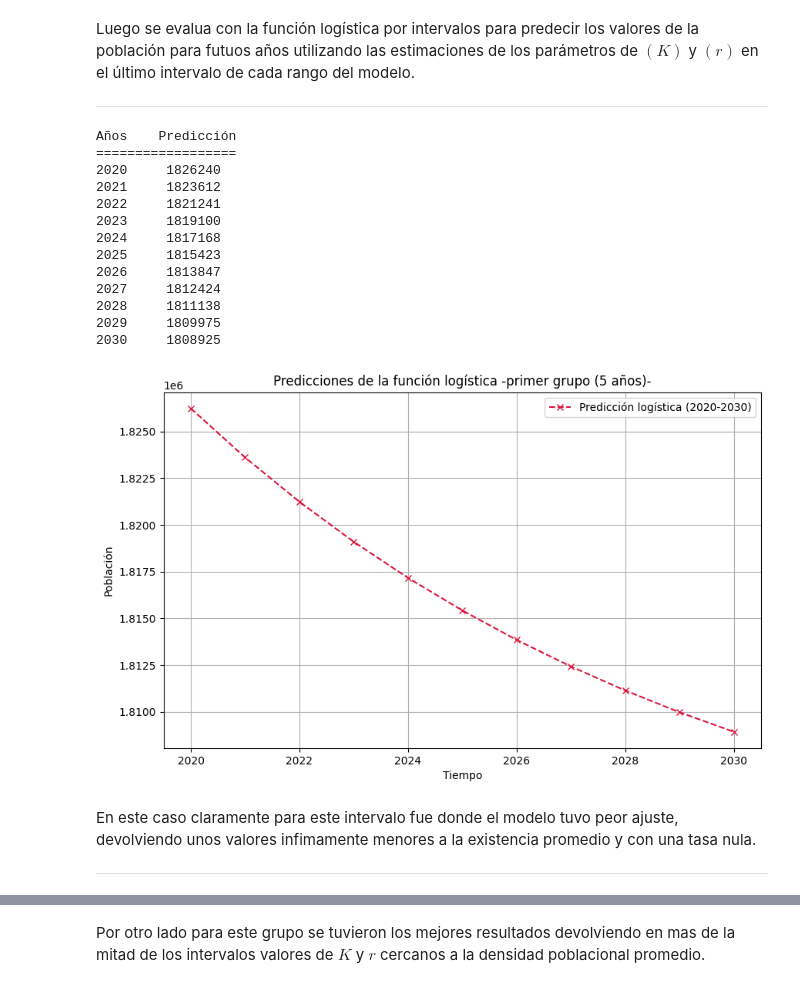
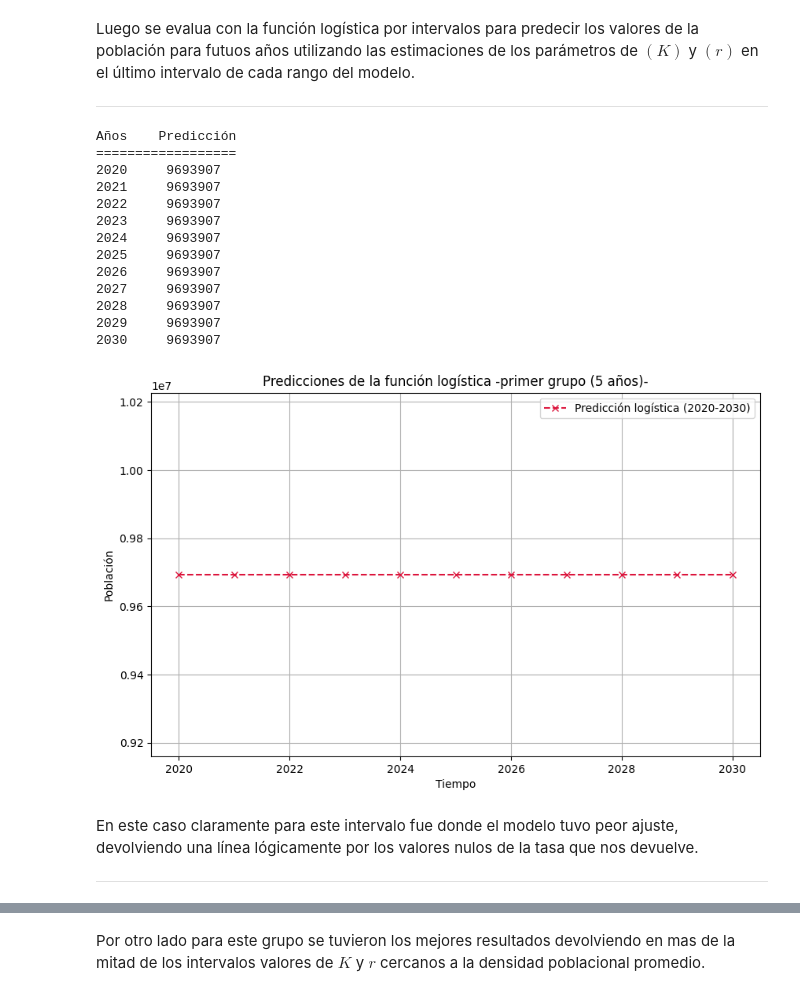
Before and after one commit to LFrench03/Modelo-de-Crecimiento-Poblacional, a Jupyter notebook: modelo.ipynb, the cells around one changed output, grey strips where cells are left out. Saved outputs shown, nothing was run; the diff lists cells and outputs as text; code cells hidden in the pictures.

Commit message:
fix model and equation minimum squares

```diff
--- a/modelo.ipynb
+++ b/modelo.ipynb
@@ -216,7 +216,6 @@ def model(t, P, times):
             f = gen_log(par_P[0])
             # Ajustar el modelo a los datos observados
             popt, pcov = curve_fit(f, par_t, par_P, p0=initial_guess, sigma=None, absolute_sigma=False)
-            params_formateados = [format(param, ".2f") for param in popt]
             popt_formateado = list(map(lambda x: float(x), popt))
             estimate_k.append(popt_formateado[0])
             estimate_r.append(popt_formateado[1])
@@ -324,42 +342,42 @@ Luego se evalua con la función logística por intervalos para predecir los valo
 # %%
 #Rango de intervalos de 5 tiempos
 vals = list(df_5.iloc[-1])
 K, r = vals[0], vals[1]
 extended_t_data = np.arange(40,51)
-predicted_population2030 = logistic_function(extended_t_data, K, r_intr)
+predicted_population2030 = logistic_function(extended_t_data, K, r)
 predicted_population2030 = [int(x) for x in predicted_population2030]
 years_prediction = np.arange(2020,2031) #Vector de años
 print("Años\tPredicción\n==================")
 for i, j in zip(years_prediction,list(predicted_population2030)):
     print(i,"\t",j)
 
 plt.figure(figsize=(10, 6))
 plt.plot(years_prediction, predicted_population2030, label='Predicción logística (2020-2030)', marker='x', linestyle='--', color="crimson")
 
 plt.xlabel('Tiempo')
 plt.ylabel('Población')
 plt.title('Predicciones de la función logística -primer grupo (5 años)-')
 plt.legend()
 
 plt.grid(True)
 plt.show()
 # %% [output]
 Años    Predicción
 ==================
-2020     1826240
-2021     1823612
-2022     1821241
-2023     1819100
-2024     1817168
-2025     1815423
-2026     1813847
-2027     1812424
-2028     1811138
-2029     1809975
-2030     1808925
+2020     9693907
+2021     9693907
+2022     9693907
+2023     9693907
+2024     9693907
+2025     9693907
+2026     9693907
+2027     9693907
+2028     9693907
+2029     9693907
+2030     9693907
-[figure, old version]
+[figure, new version]
 # %% [markdown]
-En este caso claramente para este intervalo fue donde el modelo tuvo peor ajuste, devolviendo unos valores infimamente menores a la existencia promedio y con una tasa nula.
+En este caso claramente para este intervalo fue donde el modelo tuvo peor ajuste, devolviendo una línea lógicamente por los valores nulos de la tasa que nos devuelve.
 
 ---
 # %%
```
Also changed, not shown: parts of 6 cells of this notebook, 4 other files.
